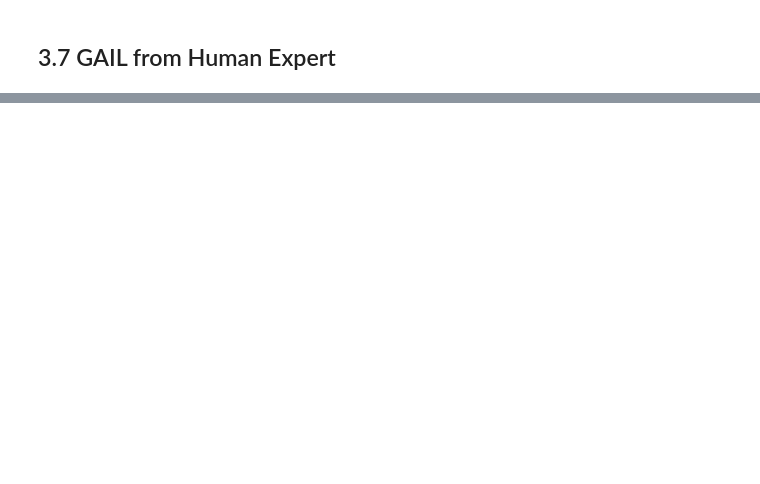
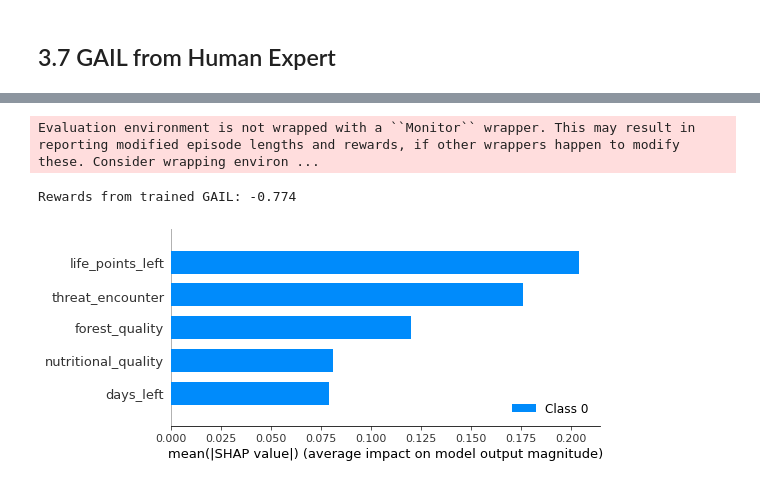
Before and after one commit to faizankshaikh/ForaGym, a Jupyter notebook: examples/trial1_foragymWithThreat.ipynb, the cells around one changed output, grey strips where cells are left out. Drawn from its saved outputs; the diff is of its cells as text; code cells hidden in the pictures; blank space fills up the shorter version.

```diff
--- a/examples/trial1_foragymWithThreat.ipynb
+++ b/examples/trial1_foragymWithThreat.ipynb
@@ -728,0 +1022,34 @@ ValueError: all the input arrays must have same number of dimensions, but the ar
+# %%
+rewards, _ = evaluate_policy(learner, venv, 1000)
+print("Rewards from trained GAIL:", rewards)
+# %% [output]
+Evaluation environment is not wrapped with a ``Monitor`` wrapper. This may result in reporting modified episode lengths and rewards, if other wrappers happen to modify these. Consider wrapping environ ...
+Rewards from trained GAIL: -0.774
+# %%
+# explain algorithm
+num_episodes = 10
+state_log = []
+
+for episode in range(num_episodes):
+    done = False
+    obs = venv.reset()
+
+    while not done:
+        action, _ = learner.predict(obs, deterministic=True)
+        state_log.append(obs)
+        obs, reward, done, info = venv.step(action)
+
+
+state_log = np.array(state_log)
+state_log = state_log.squeeze(axis=1).squeeze(axis=1)
+
+
+def f(X):
+    X = np.expand_dims(X, axis=(1, 2))
+    return np.array([learner.predict(X[i])[0] for i in range(X.shape[0])])
+
+
+shap_values = shap.KernelExplainer(f, state_log).shap_values(state_log)
+shap.summary_plot(shap_values, state_log, feature_names=feature_names)
+# %% [output]
+[figure, added]
```
Also changed, not shown: parts of 43 cells of this notebook, 1 other file.
